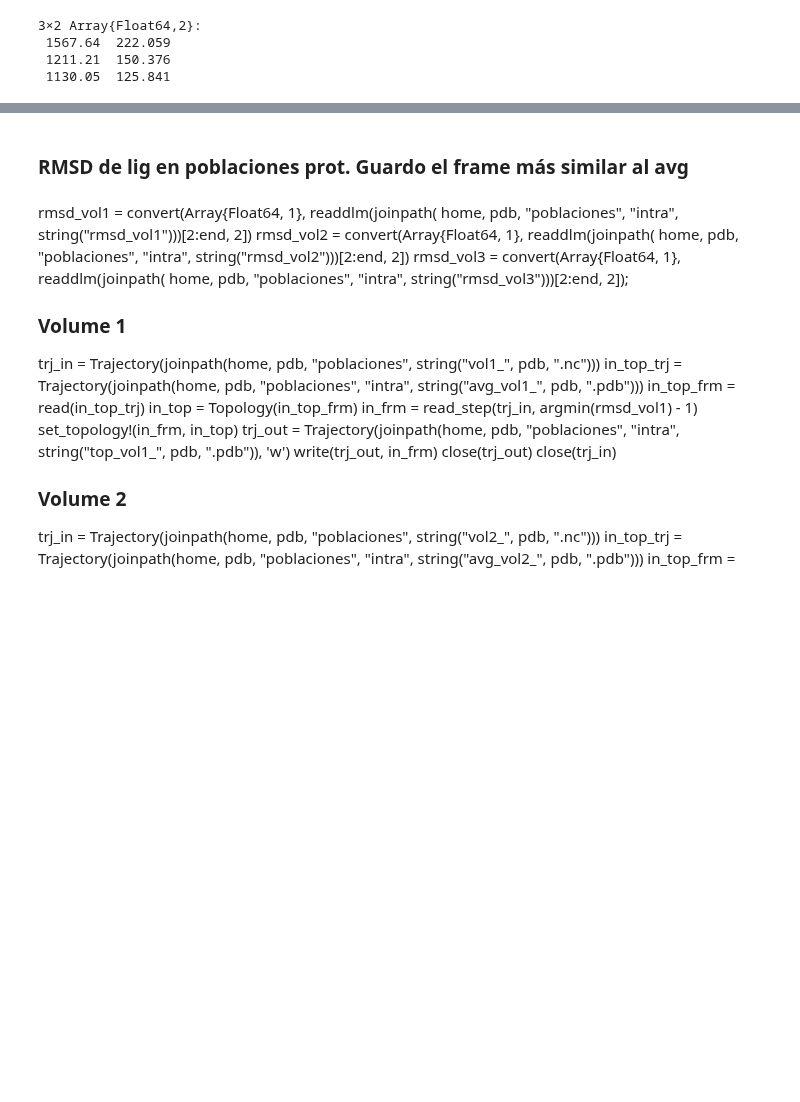
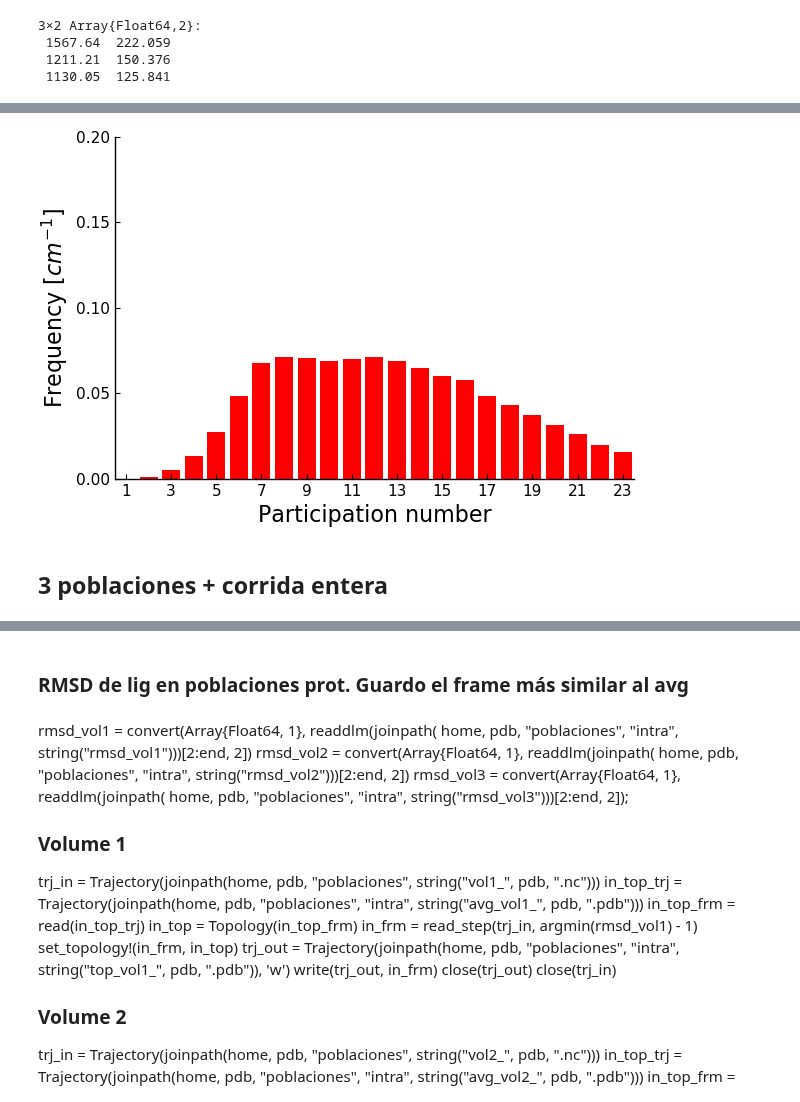
Before and after one commit to pgbarletta/reold_lbp, a Jupyter notebook: src/final_4xcp_pob.ipynb, the cells around one changed output, grey strips where cells are left out. Drawn from its saved outputs; the diff is of its cells as text; code cells hidden in the pictures; blank space fills up the shorter version.

```diff
--- a/src/final_4xcp_pob.ipynb
+++ b/src/final_4xcp_pob.ipynb
@@ -325,0 +416,17 @@ savefig(plt_vol_pop, joinpath(rtdos, "papel", "3", string("3_Vol_", pdb, ".svg")
+# %%
+bin_pnu = collect(1:1:25)
+wgh_pnu = fill(1.0, length(marcos_pnu_vol2))
+
+# Histograma ponderado
+bins_marcos_pnu_vol2, his_marcos_pnu_vol2 = JUMD.WeightedHist(
+    marcos_pnu_vol2, bin_pnu, wgh_pnu, true, false);
+
+plt_his_pn_vol2 = bar(bins_marcos_pnu_vol2 .- .5, his_marcos_pnu_vol2,
+    ylims = (0, .2), xlims = (.5, 23.5),
+    xticks = 1:2:23, yticks = 0:.05:.2,
+    guidefont = font(16, "Helvetica"), tickfont = font(11, "Helvetica"),
+    fillcolor = Colors.colorant"#FF0000", linecolor = false,
+    yaxis = L"Frequency $[cm^{-1}]$", xaxis = "Participation number",
+    legend = false, grid = false)
+# %% [output]
+[figure, added]
@@ -325,0 +450,2 @@ savefig(plt_vol_pop, joinpath(rtdos, "papel", "3", string("3_Vol_", pdb, ".svg")
+# %% [markdown]
+## 3 poblaciones + corrida entera
```
Also changed, not shown: parts of 13 cells of this notebook, 41 other files.
